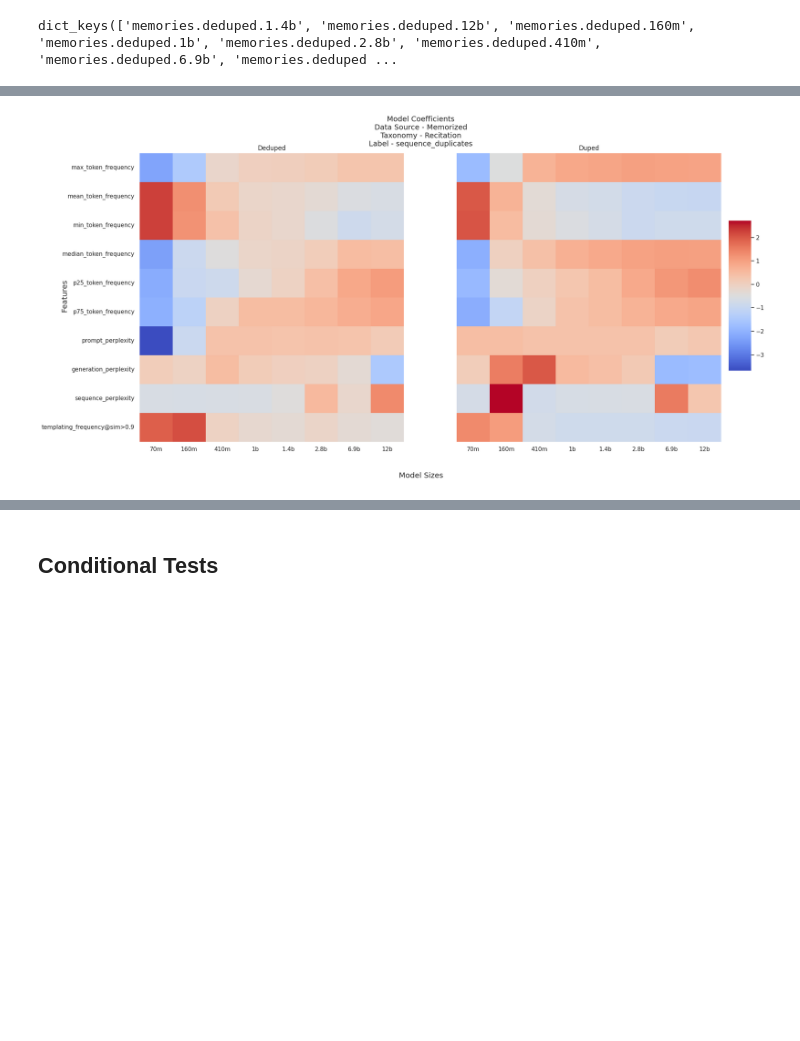
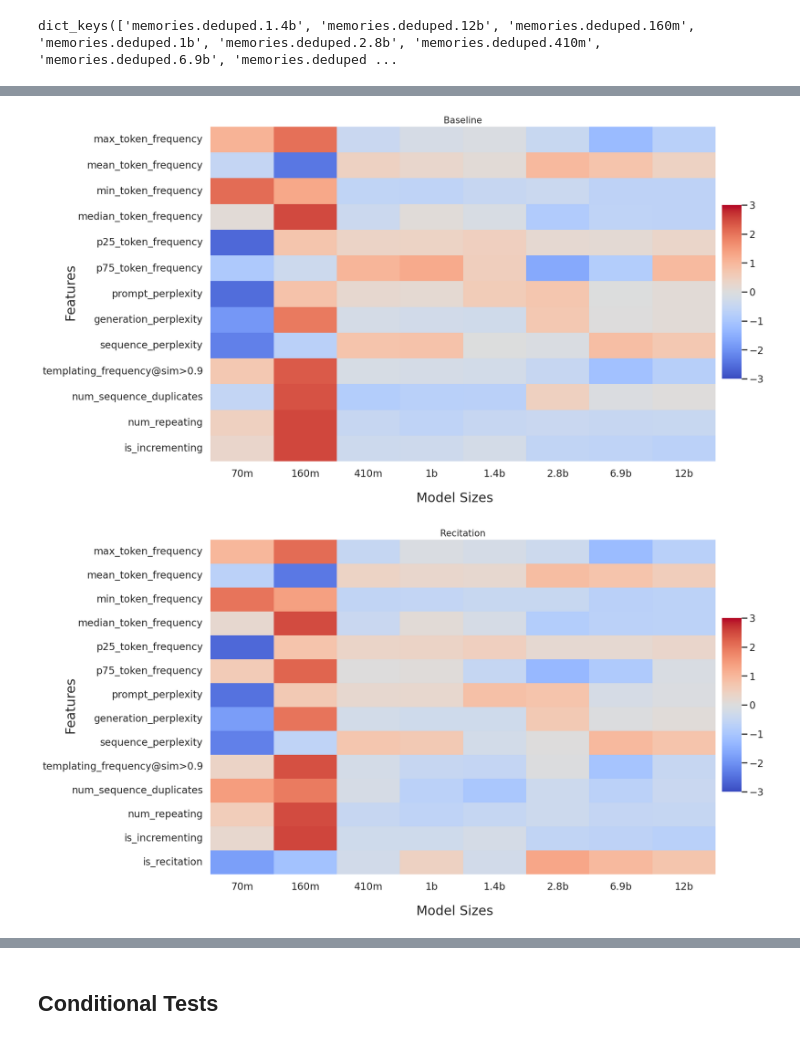
Before and after one commit to EleutherAI/semantic-memorization, a Jupyter notebook: working_dirs/alvin/modeling_and_correlations/linear_modeling+conditional_tests.ipynb, the cells around one changed output, grey strips where cells are left out. Cells and saved outputs as stored; diff of their text form; code cells hidden in the pictures; blank space fills up the shorter version.

```diff
--- a/working_dirs/alvin/modeling_and_correlations/linear_modeling+conditional_tests.ipynb
+++ b/working_dirs/alvin/modeling_and_correlations/linear_modeling+conditional_tests.ipynb
@@ -201,52 +206,0 @@ for source_name in linear_model_outputs:
-# %%
-linear_model_coefficients = []
-
-for source_name in linear_model_outputs:
-    for taxonomy in linear_model_outputs[source_name]:
-        for label_column in linear_model_outputs[source_name][taxonomy]:
-            for (data_type, data_scheme, model_size, model, _, _) in linear_model_outputs[source_name][taxonomy][label_column]:
-                linear_model_coefficients.append(model.coef_[0])
-
-linear_model_coefficients = np.array(linear_model_coefficients)
-linear_model_coefficient_scaler = StandardScaler().fit(linear_model_coefficients)
-scaled_linear_coefficients = linear_model_coefficient_scaler.transform(linear_model_coefficients)
-linear_coef_min, linear_coef_max = scaled_linear_coefficients.min(), scaled_linear_coefficients.max()
-# %%
-parameter_count_ordering = {
-    '70m': 0,
-    '160m': 1,
-    '410m': 2,
-    '1b': 3,
-    '1.4b': 4,
-    '2.8b': 5,
-    '6.9b': 6,
-    '12b': 7,
-}
-
-for source_name in linear_model_outputs:
-    for taxonomy in linear_model_outputs[source_name]:
-        for label_column in linear_model_outputs[source_name][taxonomy]:
-            cur_coefficients = defaultdict(list)
-            # Sort the display order by the model parameter counts
-            ordered_by_params = sorted(linear_model_outputs[source_name][taxonomy][label_column], key=lambda x: (x[1], parameter_count_ordering[x[2]]))
-
-            for data_type, data_scheme, model_size, model, _, _ in ordered_by_params:
-                cur_coefficients[data_scheme].append((model_size, model.coef_[0]))
-
-            fig_size = (20, 10)
-            fig, axes = plt.subplots(1, 2, sharex=True, sharey=True, figsize=fig_size)
-            fig.suptitle(f'Model Coefficients\nData Source - {source_name.capitalize()}\nTaxonomy - {taxonomy.capitalize()}\nLabel - {label_column}', fontsize=14)
-            fig.supxlabel('Model Sizes')
-            fig.supylabel('Features')
-
-            cbar_ax = fig.add_axes([.91, .3, .03, .4])
-
-            for i, (data_scheme, row) in enumerate(sorted(cur_coefficients.items(), key=lambda k: k[0])):
-                model_sizes = [d[0] for d in row]
-                coefficients = [d[1] for d in row]
-                coefficient_data = linear_model_coefficient_scaler.transform(coefficients).T
-
-                sns.heatmap(coefficient_data, annot=False, vmin=linear_coef_min, vmax=linear_coef_max, cbar=True, cmap='coolwarm', cbar_ax=cbar_ax, xticklabels=model_sizes, yticklabels=renamed_feature_columns, ax=axes[i])
-                axes[i].set_title(f'{data_scheme.capitalize()}')
-# %% [output]
-[figure, removed]
@@ -252,0 +240,28 @@ for source_name in linear_model_outputs:
+# %%
+for taxonomy, models in lr_models.items():
+    taxonomy_feature_columns = [] if taxonomy == 'baseline' else [f'is_{taxonomy}']
+    scaler, weight_min, weight_max = lr_scalers[taxonomy]
+    scaled_weights = scaler.transform(np.array([m[1] for m in models])).T
+
+    fig_size = (15, 10)
+    fig, ax = plt.subplots(1, 1, figsize=fig_size)
+    ax.set_title(f'{taxonomy.capitalize()}', fontsize=15)
+    fig.supxlabel('Model Sizes')
+    fig.supylabel('Features', x=-0.1)
+    cbar_ax = fig.add_axes([.91, .3, .03, .4])
+
+    sns.heatmap(
+        scaled_weights,
+        annot=False,
+        vmin=weight_min,
+        vmax=weight_max,
+        cbar=True,
+        cbar_ax=cbar_ax,
+        cmap='coolwarm',
+        xticklabels=model_sizes,
+        yticklabels=renamed_feature_columns + taxonomy_feature_columns,
+        ax=ax,
+    )
+# %% [output]
+[figure, added]
+[figure, added]
```
Also changed, not shown: parts of 22 cells of this notebook.
